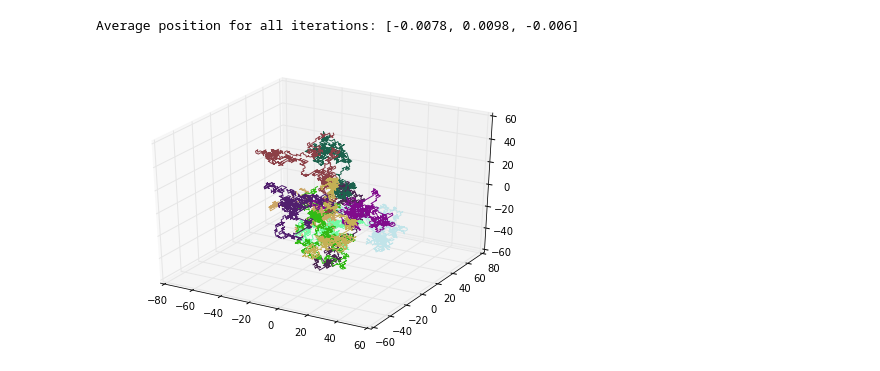
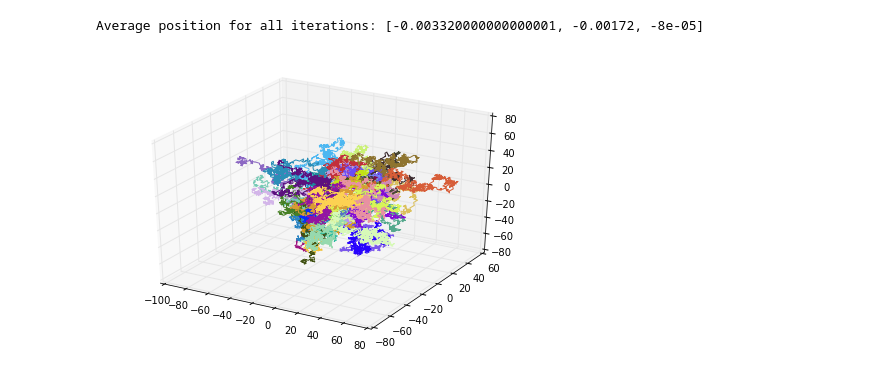
Before and after one commit to abardess/PHYS202-S14, a Jupyter notebook: ThermalCA1_Random_Walk.ipynb, the cells around one changed output. Drawn from its saved outputs; the diff is of its cells as text; code cells hidden in the pictures.

```diff
--- a/ThermalCA1_Random_Walk.ipynb
+++ b/ThermalCA1_Random_Walk.ipynb
@@ -9,16 +11,16 @@ Populating the interactive namespace from numpy and matplotlib
 # %%
 def random_step():
-    """Generates a unit step forward or backward at random """
+    """Generates a unit step forward or backward at random (i.e. returns 1 or -1 at random)."""
     s = randint(0, 1)
+    if s == 0:
+        return -1
     if s == 1:
         return 1
-    if s == 0:
-        return -1
 
 def random_path(iterations, steps):
     """Simulates a particle moving throught [iterations] iterations of a random path of [steps] number of unit steps
-    and returns a plot of all paths taken as well as a histogram of the particle's final positions. Also returns the
-    average position of the particle across all iterations."""
+    and produces a plot of all paths taken as well as a histogram of the particle's final positions. Also returns the
+    average position of the particle across all iterations. Currently does not return any of its position data."""
     r_n = []                                    #record the last(nth) position of the simulated particle
     rave_total = [0,0,0]
     xpaths = []
@@ -73,13 +75,12 @@ def random_path(iterations, steps):
     #    plt.plot(zpaths[i], xpaths[i], color = colors[i])
     #plt.show()
 
-
-    fig = pylab.figure(); ax = Axes3D(fig)
+    fig = pylab.figure(); ax = Axes3D(fig)                        #plot all paths in the x-y-z space
     for i in range(iterations):
         ax.plot(xpaths[i], ypaths[i], zpaths[i], color = colors[i])
     plt.show()
 # %%
-random_path(10, 1000)
+random_path(50, 1000)
 # %% [output]
-Average position for all iterations: [-0.0078, 0.0098, -0.006]
+Average position for all iterations: [-0.003320000000000001, -0.00172, -8e-05]
-[figure, old version]
+[figure, new version]
```
Also changed, not shown: parts of 1 cell of this notebook.
